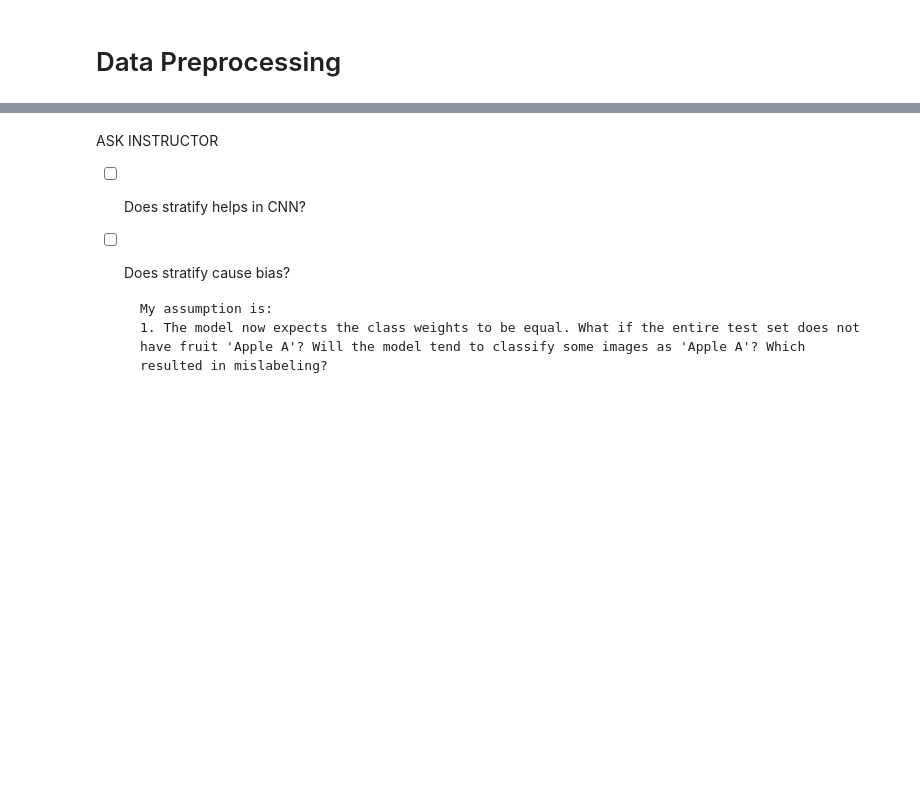
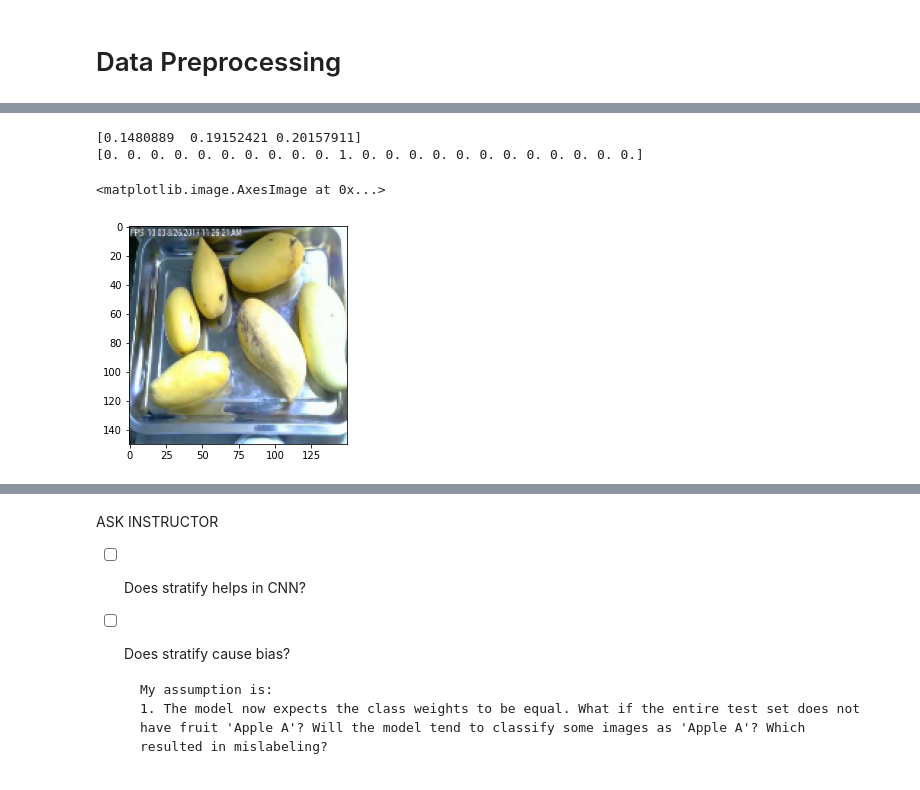
Before and after one commit to jasonrichdarmawan/p2-ml2, a Jupyter notebook: h8dsft_P2M2_jason_rich_darmawan_onggo_putra.ipynb, the cells around one changed output, grey strips where cells are left out. Cells and saved outputs as stored; diff of their text form; code cells hidden in the pictures; blank space fills up the shorter version.

```diff
--- a/h8dsft_P2M2_jason_rich_darmawan_onggo_putra.ipynb
+++ b/h8dsft_P2M2_jason_rich_darmawan_onggo_putra.ipynb
@@ -342,3 +419,25 @@ isolate()
 # However, we can't stratify it.
 df_train_val, df_test = train_test_split(df_b, test_size=0.2, random_state=0, stratify=df_b['kind'])
 df_train, df_val = train_test_split(df_train_val, test_size=0.2, random_state=0, stratify=df_train_val['kind'])
+# %%
+resize_and_rescale = tf.keras.Sequential([
+    tf.keras.layers.Resizing(150,150),
+    tf.keras.layers.Rescaling(1./255)
+])
+# %%
+def load_images(df):
+    paths = df['path'].values
+    X = []
+
+    for path in paths:
+        raw = tf.io.read_file(path)
+        img = tf.image.decode_png(raw, channels=3)
+        img = resize_and_rescale(img)
+        X.append(img)
+
+    y = df['kind'].cat.codes
+
+    return np.array(X), tf.keras.utils.to_categorical(y)
+# %%
+# Load train set images
+X_train, y_train = load_images(df_train)
@@ -344,0 +462,10 @@ df_train, df_val = train_test_split(df_train_val, test_size=0.2, random_state=0,
+# %%
+# Sanity check
+print(X_train[0][0,0])
+print(y_train[0])
+plt.imshow(X_train[0])
+# %% [output]
+[0.1480889  0.19152421 0.20157911]
+[0. 0. 0. 0. 0. 0. 0. 0. 0. 0. 1. 0. 0. 0. 0. 0. 0. 0. 0. 0. 0. 0. 0.]
+<matplotlib.image.AxesImage at 0x...>
+[figure, added]
```
Also changed, not shown: parts of 36 cells of this notebook, 6 other files.
